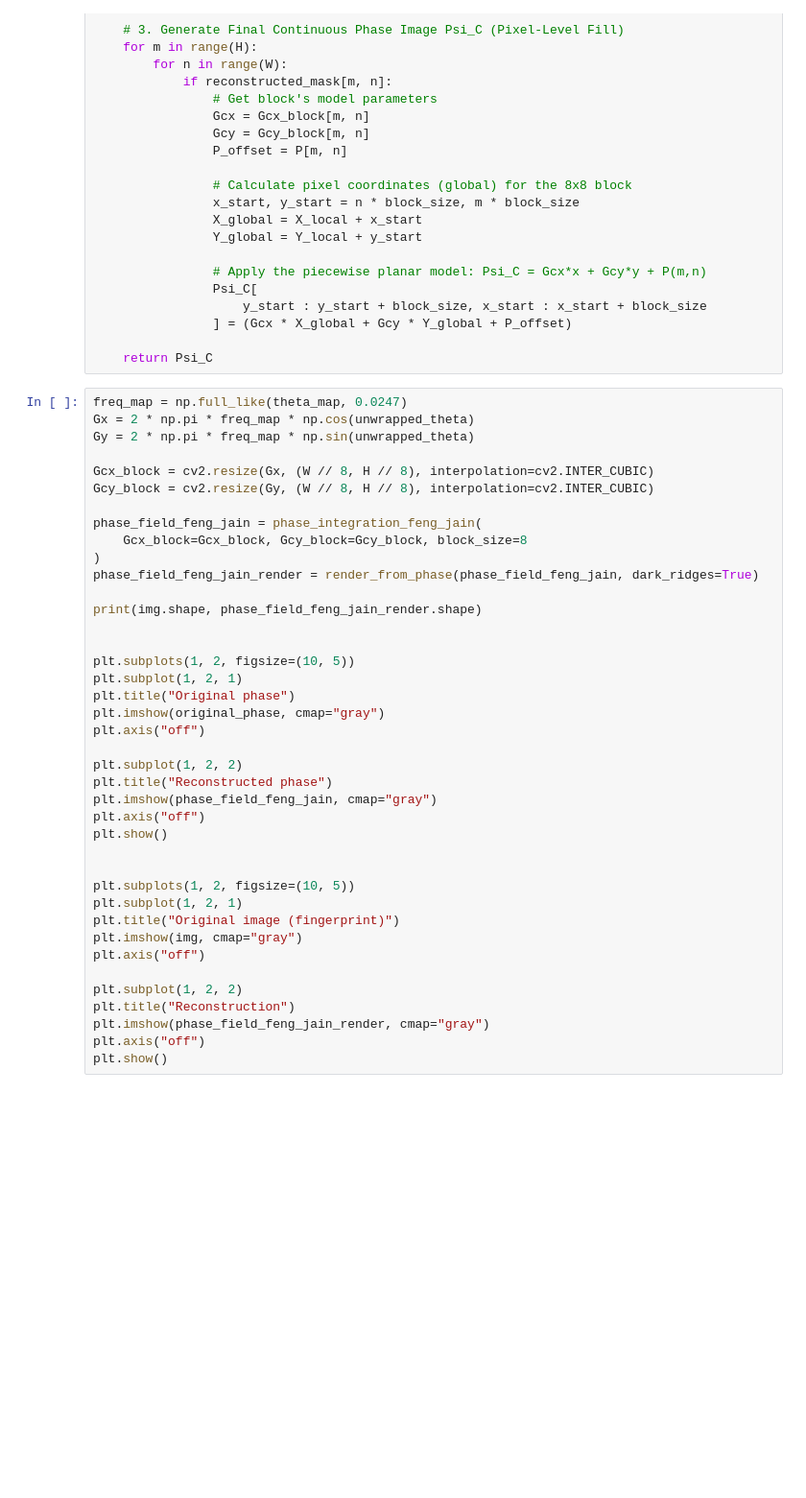
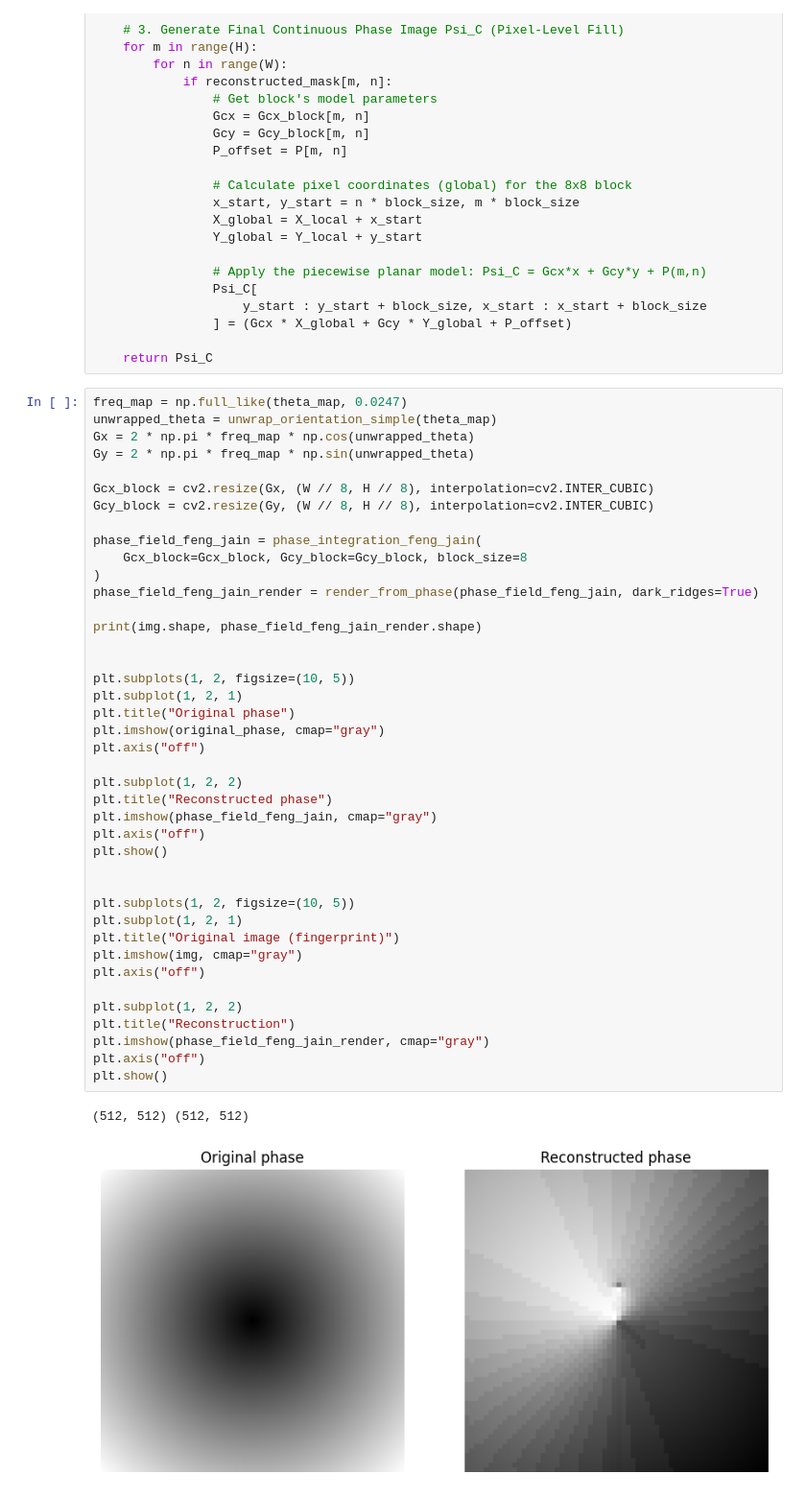
Before and after one commit to therealozp/fingerprint-generator, a Jupyter notebook: image_to_maps/phase_field.ipynb, the cells around one changed output. Shown at 96% size. Cells and saved outputs as stored; diff of their text form; blank space fills up the shorter version.

```diff
--- a/image_to_maps/phase_field.ipynb
+++ b/image_to_maps/phase_field.ipynb
@@ -552,6 +460,7 @@ def phase_integration_feng_jain(
     return Psi_C
 # %%
 freq_map = np.full_like(theta_map, 0.0247)
+unwrapped_theta = unwrap_orientation_simple(theta_map)
 Gx = 2 * np.pi * freq_map * np.cos(unwrapped_theta)
 Gy = 2 * np.pi * freq_map * np.sin(unwrapped_theta)
 
@@ -563,30 +472,33 @@ phase_field_feng_jain = phase_integration_feng_jain(
 )
 phase_field_feng_jain_render = render_from_phase(phase_field_feng_jain, dark_ridges=True)
 
 print(img.shape, phase_field_feng_jain_render.shape)
 
 
 plt.subplots(1, 2, figsize=(10, 5))
 plt.subplot(1, 2, 1)
 plt.title("Original phase")
 plt.imshow(original_phase, cmap="gray")
 plt.axis("off")
 
 plt.subplot(1, 2, 2)
 plt.title("Reconstructed phase")
 plt.imshow(phase_field_feng_jain, cmap="gray")
 plt.axis("off")
 plt.show()
 
 
 plt.subplots(1, 2, figsize=(10, 5))
 plt.subplot(1, 2, 1)
 plt.title("Original image (fingerprint)")
 plt.imshow(img, cmap="gray")
 plt.axis("off")
 
 plt.subplot(1, 2, 2)
 plt.title("Reconstruction")
 plt.imshow(phase_field_feng_jain_render, cmap="gray")
 plt.axis("off")
 plt.show()
+# %% [output]
+(512, 512) (512, 512)
+[figure, added]
```
Also changed, not shown: parts of 7 cells of this notebook, 2 other files.
